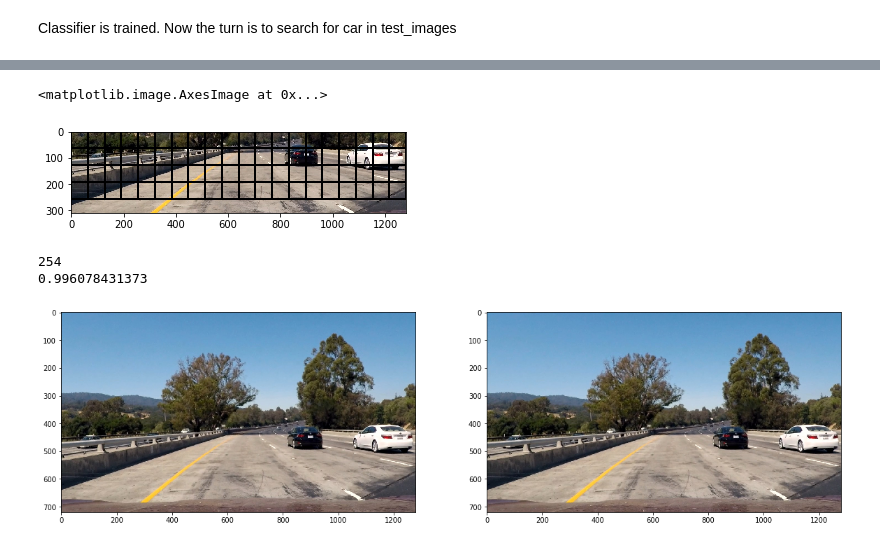
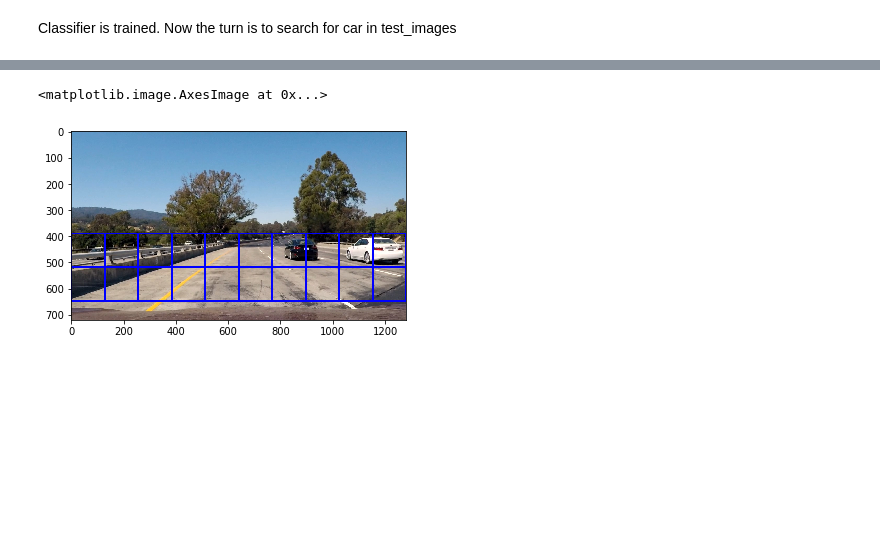
Before and after one commit to kushshukla24/P5_VehicleDetectionAndTracking, a Jupyter notebook: P5_VehicleDetectionAndTracking.ipynb, the cells around one changed output, grey strips where cells are left out. Cells and saved outputs as stored; diff of their text form; code cells hidden in the pictures; blank space fills up the shorter version.

```diff
--- a/P5_VehicleDetectionAndTracking.ipynb
+++ b/P5_VehicleDetectionAndTracking.ipynb
@@ -228,13 +456,13 @@ def slide_window(img, x_start_stop=[None, None], y_start_stop=[None, None],
 # %%
 image = mpimg.imread(testImages[0])
 image = image/255.
 image_height = image.shape[0]
-image = image[image_height//2:image_height-50]
-windows = slide_window(image, x_start_stop=[None, None], y_start_stop=[None, None],
-                    xy_window=(128, 128), xy_overlap=(0.5, 0.5))
 
-window_img = draw_boxes(image, windows, color=(0, 0, 255), thick=6)
+windows = slide_window(image, x_start_stop=[None, None], y_start_stop=[(image_height//2)+30, image_height-20],
+                    xy_window=(128, 128), xy_overlap=(0, 0))
+
+window_img = draw_boxes(image, windows, color=(0, 0, 1), thick=6)
 plt.imshow(window_img)
 # %% [output]
 <matplotlib.image.AxesImage at 0x...>
-[figure, old version]
+[figure, new version]
@@ -515,15 +537,0 @@ def search_windows(img, windows, clf, scaler, color_space='RGB',
-# %%
-testImages = glob.glob("./test_images/*.jpg")
-for images in testImages:
-    image = mpimg.imread(img)
-    image_normalized = image/255.
-
-image = mpimg.imread(testImages[0])
-image_normalized = image/255.
-f, (a1, a2) = plt.subplots(1,2,figsize=(20,10))
-a1.imshow(image)
-a2.imshow(image_normalized, cmap='gray')
-# %% [output]
-254
-0.996078431373
-[figure, removed]
```
Also changed, not shown: parts of 27 cells of this notebook, 1 other file.
